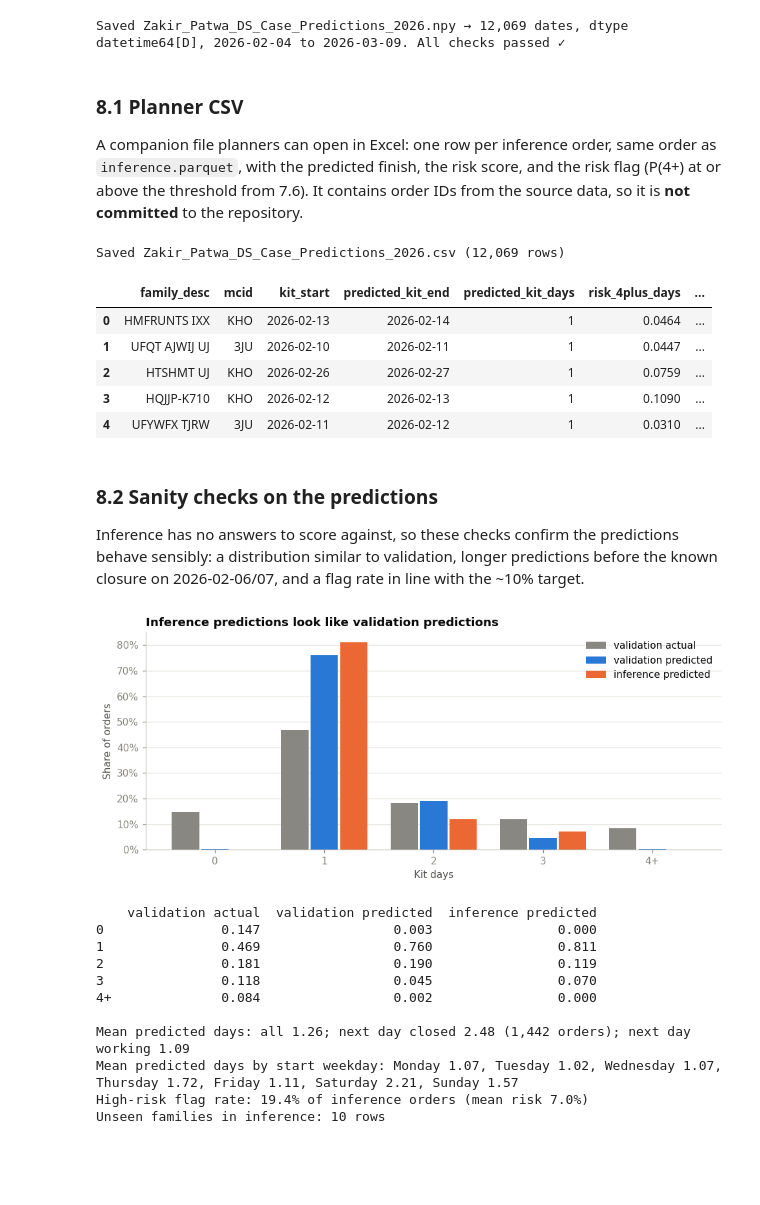
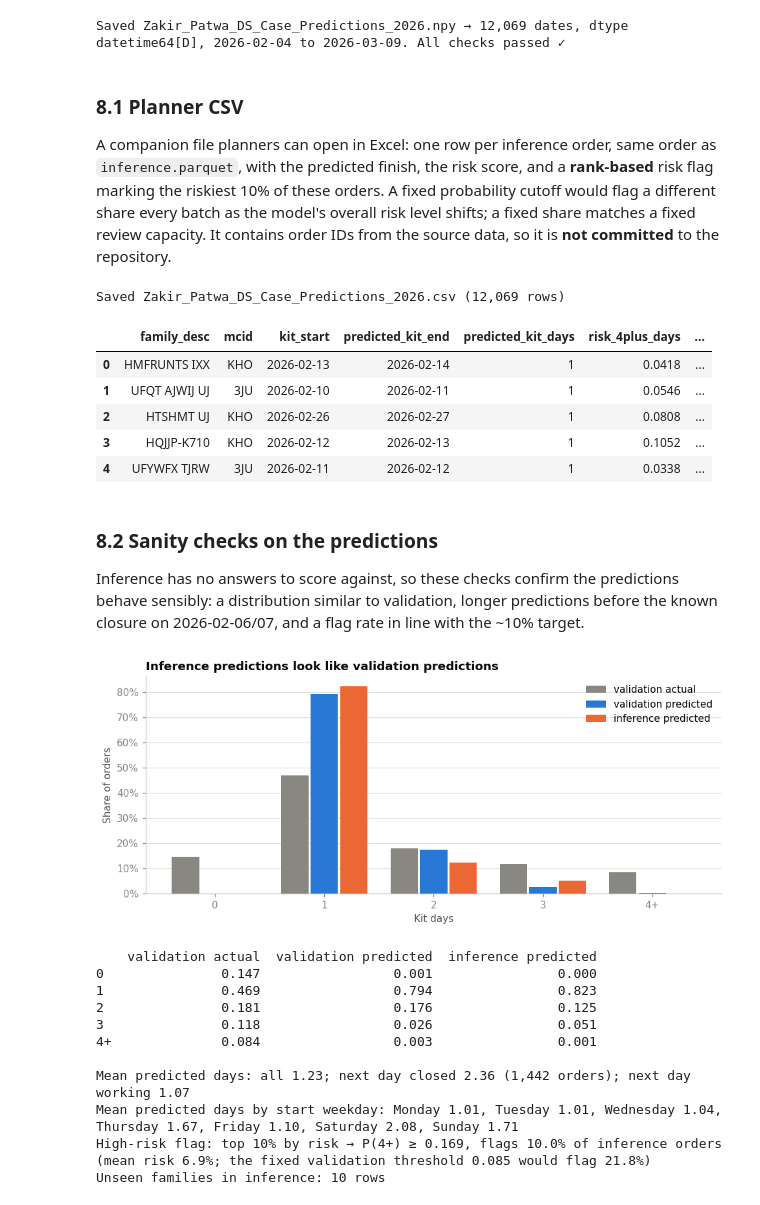
Before and after one commit to ZakirPatwa/Zakir_Patwa_DS_Case_2026, a Jupyter notebook: Zakir_Patwa_DS_Case_Notebook_2026.ipynb, the cells around one changed output. Drawn from its saved outputs; the diff is of its cells as text; code cells hidden in the pictures; blank space fills up the shorter version.

```diff
--- a/Zakir_Patwa_DS_Case_Notebook_2026.ipynb
+++ b/Zakir_Patwa_DS_Case_Notebook_2026.ipynb
@@ -869,9 +869,8 @@ def base_features(df):
                 "order_amt_zero", "ship_date_placeholder"]:
         X[col] = df[col]
     X["log_order_amt"] = np.log1p(df["order_amt"])
-    # Lead times
+    # Lead time (est_ship_date deliberately not used; see 7.5)
     X["wait_days"] = (df["kit_start"] - df["download_date"]).dt.days
-    X["ship_slack_days"] = (df["est_ship_date"] - df["kit_start"]).dt.days
     # Schedule
     start = df["kit_start"]
     X["start_weekday"] = start.dt.dayofweek                    # 0 = Monday
@@ -1574,8 +1587,11 @@ print(f"Saved {PRED_PATH} → {len(reloaded):,} dates, dtype {reloaded.dtype}, "
 Saved Zakir_Patwa_DS_Case_Predictions_2026.npy → 12,069 dates, dtype datetime64[D], 2026-02-04 to 2026-03-09. All checks passed ✓
 # %% [markdown]
 ### 8.1 Planner CSV
-A companion file planners can open in Excel: one row per inference order, same order as `inference.parquet`, with the predicted finish, the risk score, and the risk flag (P(4+) at or above the threshold from 7.6). It contains order IDs from the source data, so it is **not committed** to the repository.
+A companion file planners can open in Excel: one row per inference order, same order as `inference.parquet`, with the predicted finish, the risk score, and a **rank-based** risk flag marking the riskiest 10% of these orders. A fixed probability cutoff would flag a different share every batch as the model's overall risk level shifts; a fixed share matches a fixed review capacity. It contains order IDs from the source data, so it is **not committed** to the repository.
 # %%
+# Rank-based flag: the riskiest 10% of this batch (same review budget as 7.6)
+INF_FLAG_THRESHOLD = float(np.quantile(inf_risk, 1 - FLAG_SHARE))
+
 planner = pd.DataFrame({
     "sales_order_id": inference_clean["sales_order_id"].to_numpy(),
     "family_desc": inference_clean["family_desc"].to_numpy(),
@@ -1584,7 +1600,7 @@ planner = pd.DataFrame({
     "predicted_kit_end": kit_end_pred,
     "predicted_kit_days": inf_days,
     "risk_4plus_days": inf_risk.round(4),
-    "high_risk_flag": (inf_risk >= RISK_THRESHOLD).astype(int),
+    "high_risk_flag": (inf_risk >= INF_FLAG_THRESHOLD).astype(int),
 })
 CSV_PATH = Path("Zakir_Patwa_DS_Case_Predictions_2026.csv")
 planner.to_csv(CSV_PATH, index=False)
@@ -1594,11 +1610,11 @@ planner.drop(columns="sales_order_id").head()   # order IDs left out of the comm
 # %% [output]
 Saved Zakir_Patwa_DS_Case_Predictions_2026.csv (12,069 rows)
 |  | family_desc | mcid | kit_start | predicted_kit_end | predicted_kit_days | risk_4plus_days | ... |
-| 0 | HMFRUNTS IXX | KHO | 2026-02-13 | 2026-02-14 | 1 | 0.0464 | ... |
-| 1 | UFQT AJWIJ UJ | 3JU | 2026-02-10 | 2026-02-11 | 1 | 0.0447 | ... |
-| 2 | HTSHMT UJ | KHO | 2026-02-26 | 2026-02-27 | 1 | 0.0759 | ... |
-| 3 | HQJJP-K710 | KHO | 2026-02-12 | 2026-02-13 | 1 | 0.1090 | ... |
-| 4 | UFYWFX TJRW | 3JU | 2026-02-11 | 2026-02-12 | 1 | 0.0310 | ... |
+| 0 | HMFRUNTS IXX | KHO | 2026-02-13 | 2026-02-14 | 1 | 0.0418 | ... |
+| 1 | UFQT AJWIJ UJ | 3JU | 2026-02-10 | 2026-02-11 | 1 | 0.0546 | ... |
+| 2 | HTSHMT UJ | KHO | 2026-02-26 | 2026-02-27 | 1 | 0.0808 | ... |
+| 3 | HQJJP-K710 | KHO | 2026-02-12 | 2026-02-13 | 1 | 0.1052 | ... |
+| 4 | UFYWFX TJRW | 3JU | 2026-02-11 | 2026-02-12 | 1 | 0.0338 | ... |
 # %% [markdown]
 ### 8.2 Sanity checks on the predictions
 Inference has no answers to score against, so these checks confirm the predictions behave sensibly: a distribution similar to validation, longer predictions before the known closure on 2026-02-06/07, and a flag rate in line with the ~10% target.
@@ -1606,46 +1622,47 @@ Inference has no answers to score against, so these checks confirm the predictio
 val_pred_share = pd.Series(to_bucket(pred_best)).value_counts(normalize=True).reindex(range(5), fill_value=0)
 inf_pred_share = pd.Series(to_bucket(inf_days)).value_counts(normalize=True).reindex(range(5), fill_value=0)
 val_true_share = pd.Series(to_bucket(y_val)).value_counts(normalize=True).reindex(range(5), fill_value=0)
 dist = pd.DataFrame({"validation actual": val_true_share, "validation predicted": val_pred_share,
                      "inference predicted": inf_pred_share})
 dist.index = BUCKETS
 
 fig, ax = plt.subplots()
 x = np.arange(5)
 for i, (col, color) in enumerate(zip(dist.columns, [MUTED, BLUE, ORANGE])):
     ax.bar(x + (i - 1) * 0.27, dist[col], width=0.25, color=color, label=col)
 ax.set_xticks(x)
 ax.set_xticklabels(BUCKETS)
 ax.yaxis.set_major_formatter(lambda v, _: f"{v:.0%}")
 ax.set_xlabel("Kit days")
 ax.set_ylabel("Share of orders")
 ax.set_title("Inference predictions look like validation predictions")
 ax.legend(frameon=False)
 plt.tight_layout()
 save_fig(fig, "g1_prediction_distribution")
 print(dist.round(3).to_string())
 
 nxt = X_inf["next_day_working"]
 print(f"\nMean predicted days: all {inf_days.mean():.2f}; next day closed {inf_days[nxt.eq(0)].mean():.2f} "
       f"({nxt.eq(0).sum():,} orders); next day working {inf_days[nxt.eq(1)].mean():.2f}")
 print("Mean predicted days by start weekday: " + ", ".join(
     f"{d} {v:.2f}" for d, v in pd.Series(inf_days).groupby(inference_clean['kit_start'].dt.day_name().values).mean()
     .reindex(weekday_order).dropna().items()))
-print(f"High-risk flag rate: {(inf_risk >= RISK_THRESHOLD).mean():.1%} of inference orders "
-      f"(mean risk {inf_risk.mean():.1%})")
+print(f"High-risk flag: top {FLAG_SHARE:.0%} by risk → P(4+) ≥ {INF_FLAG_THRESHOLD:.3f}, flags "
+      f"{(inf_risk >= INF_FLAG_THRESHOLD).mean():.1%} of inference orders (mean risk {inf_risk.mean():.1%}; "
+      f"the fixed validation threshold {RISK_THRESHOLD:.3f} would flag {(inf_risk >= RISK_THRESHOLD).mean():.1%})")
 print(f"Unseen families in inference: {X_inf['family_desc'].isna().sum()} rows")
 # %% [output]
-[figure, old version]
+[figure, new version]
     validation actual  validation predicted  inference predicted
-0               0.147                 0.003                0.000
-1               0.469                 0.760                0.811
-2               0.181                 0.190                0.119
-3               0.118                 0.045                0.070
-4+              0.084                 0.002                0.000
+0               0.147                 0.001                0.000
+1               0.469                 0.794                0.823
+2               0.181                 0.176                0.125
+3               0.118                 0.026                0.051
+4+              0.084                 0.003                0.001
 
-Mean predicted days: all 1.26; next day closed 2.48 (1,442 orders); next day working 1.09
-Mean predicted days by start weekday: Monday 1.07, Tuesday 1.02, Wednesday 1.07, Thursday 1.72, Friday 1.11, Saturday 2.21, Sunday 1.57
-High-risk flag rate: 19.4% of inference orders (mean risk 7.0%)
+Mean predicted days: all 1.23; next day closed 2.36 (1,442 orders); next day working 1.07
+Mean predicted days by start weekday: Monday 1.01, Tuesday 1.01, Wednesday 1.04, Thursday 1.67, Friday 1.10, Saturday 2.08, Sunday 1.71
+High-risk flag: top 10% by risk → P(4+) ≥ 0.169, flags 10.0% of inference orders (mean risk 6.9%; the fixed validation threshold 0.085 would flag 21.8%)
 Unseen families in inference: 10 rows
 # %% [markdown]
 **Result.** The predictions behave as expected:
```
Also changed, not shown: parts of 21 cells of this notebook, 7 other files.
